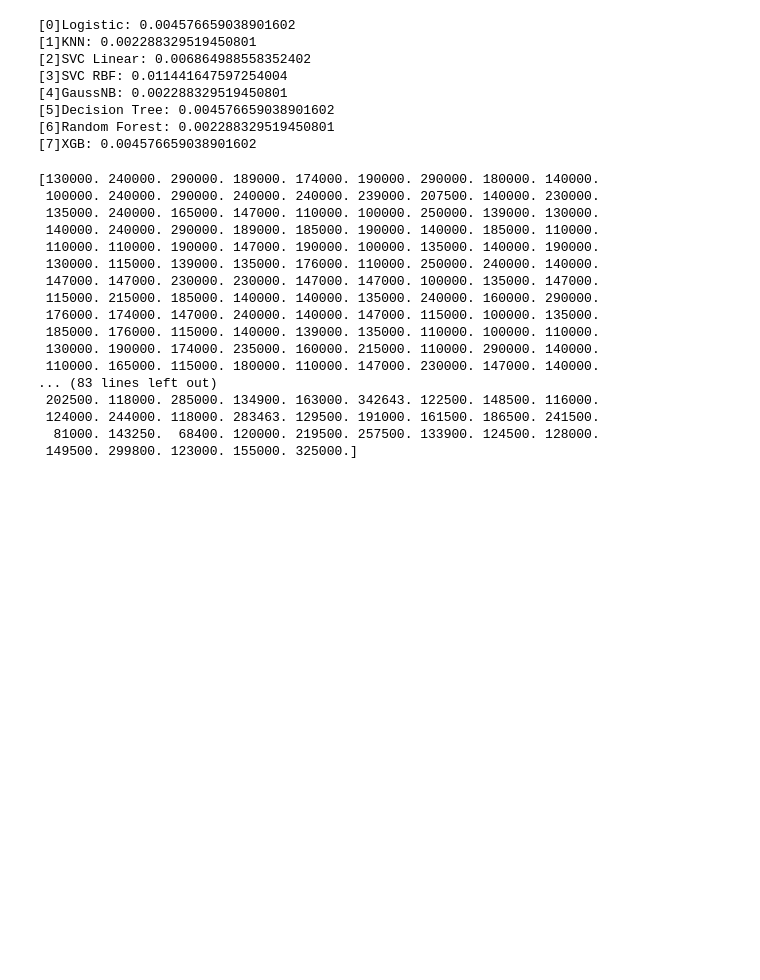
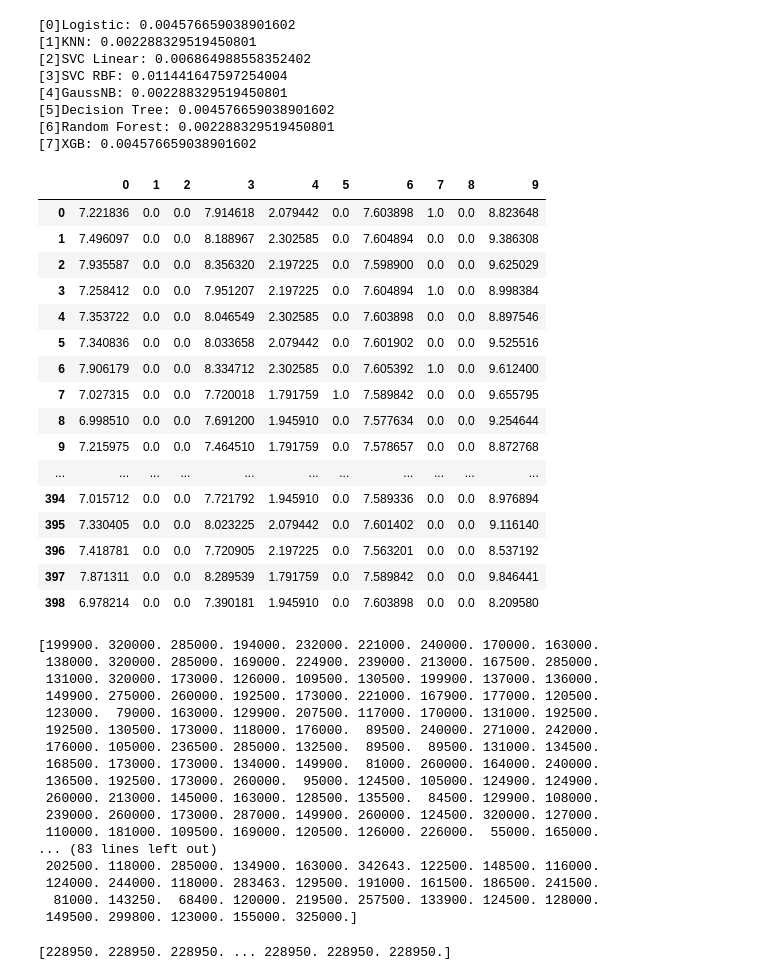
Before and after one commit to sotus30/House_Prices_Predictor, a Jupyter notebook: cleaning2.ipynb, the cells around one changed output. Drawn from its saved outputs; the diff is of its cells as text; code cells hidden in the pictures; blank space fills up the shorter version.

```diff
--- a/cleaning2.ipynb
+++ b/cleaning2.ipynb
@@ -724,8 +796,28 @@ Please also refer to the documentation for alternative solver options:
 [5]Decision Tree: 0.004576659038901602
 [6]Random Forest: 0.002288329519450801
 [7]XGB: 0.004576659038901602
+# %%
+pd.DataFrame(X_test)
+# %% [output]
+|  | 0 | 1 | 2 | 3 | 4 | 5 | 6 | 7 | 8 | 9 |
+| 0 | 7.221836 | 0.0 | 0.0 | 7.914618 | 2.079442 | 0.0 | 7.603898 | 1.0 | 0.0 | 8.823648 |
+| 1 | 7.496097 | 0.0 | 0.0 | 8.188967 | 2.302585 | 0.0 | 7.604894 | 0.0 | 0.0 | 9.386308 |
+| 2 | 7.935587 | 0.0 | 0.0 | 8.356320 | 2.197225 | 0.0 | 7.598900 | 0.0 | 0.0 | 9.625029 |
+| 3 | 7.258412 | 0.0 | 0.0 | 7.951207 | 2.197225 | 0.0 | 7.604894 | 1.0 | 0.0 | 8.998384 |
+| 4 | 7.353722 | 0.0 | 0.0 | 8.046549 | 2.302585 | 0.0 | 7.603898 | 0.0 | 0.0 | 8.897546 |
+| 5 | 7.340836 | 0.0 | 0.0 | 8.033658 | 2.079442 | 0.0 | 7.601902 | 0.0 | 0.0 | 9.525516 |
+| 6 | 7.906179 | 0.0 | 0.0 | 8.334712 | 2.302585 | 0.0 | 7.605392 | 1.0 | 0.0 | 9.612400 |
+| 7 | 7.027315 | 0.0 | 0.0 | 7.720018 | 1.791759 | 1.0 | 7.589842 | 0.0 | 0.0 | 9.655795 |
+| 8 | 6.998510 | 0.0 | 0.0 | 7.691200 | 1.945910 | 0.0 | 7.577634 | 0.0 | 0.0 | 9.254644 |
+| 9 | 7.215975 | 0.0 | 0.0 | 7.464510 | 1.791759 | 0.0 | 7.578657 | 0.0 | 0.0 | 8.872768 |
+| ... | ... | ... | ... | ... | ... | ... | ... | ... | ... | ... |
+| 394 | 7.015712 | 0.0 | 0.0 | 7.721792 | 1.945910 | 0.0 | 7.589336 | 0.0 | 0.0 | 8.976894 |
+| 395 | 7.330405 | 0.0 | 0.0 | 8.023225 | 2.079442 | 0.0 | 7.601402 | 0.0 | 0.0 | 9.116140 |
+| 396 | 7.418781 | 0.0 | 0.0 | 7.720905 | 2.197225 | 0.0 | 7.563201 | 0.0 | 0.0 | 8.537192 |
+| 397 | 7.871311 | 0.0 | 0.0 | 8.289539 | 1.791759 | 0.0 | 7.589842 | 0.0 | 0.0 | 9.846441 |
+| 398 | 6.978214 | 0.0 | 0.0 | 7.390181 | 1.945910 | 0.0 | 7.603898 | 0.0 | 0.0 | 8.209580 |
 # %%
-pred=model[7].predict(X_test)
+pred=model[4].predict(X_test)
 
 print(pred)
 
@@ -734,18 +826,18 @@ print()
 #print actual values
 print (Y_test)
 # %% [output]
-[130000. 240000. 290000. 189000. 174000. 190000. 290000. 180000. 140000.
- 100000. 240000. 290000. 240000. 240000. 239000. 207500. 140000. 230000.
- 135000. 240000. 165000. 147000. 110000. 100000. 250000. 139000. 130000.
- 140000. 240000. 290000. 189000. 185000. 190000. 140000. 185000. 110000.
- 110000. 110000. 190000. 147000. 190000. 100000. 135000. 140000. 190000.
- 130000. 115000. 139000. 135000. 176000. 110000. 250000. 240000. 140000.
- 147000. 147000. 230000. 230000. 147000. 147000. 100000. 135000. 147000.
- 115000. 215000. 185000. 140000. 140000. 135000. 240000. 160000. 290000.
- 176000. 174000. 147000. 240000. 140000. 147000. 115000. 100000. 135000.
- 185000. 176000. 115000. 140000. 139000. 135000. 110000. 100000. 110000.
- 130000. 190000. 174000. 235000. 160000. 215000. 110000. 290000. 140000.
- 110000. 165000. 115000. 180000. 110000. 147000. 230000. 147000. 140000.
+[199900. 320000. 285000. 194000. 232000. 221000. 240000. 170000. 163000.
+ 138000. 320000. 285000. 169000. 224900. 239000. 213000. 167500. 285000.
+ 131000. 320000. 173000. 126000. 109500. 130500. 199900. 137000. 136000.
+ 149900. 275000. 260000. 192500. 173000. 221000. 167900. 177000. 120500.
+ 123000.  79000. 163000. 129900. 207500. 117000. 170000. 131000. 192500.
+ 192500. 130500. 173000. 118000. 176000.  89500. 240000. 271000. 242000.
+ 176000. 105000. 236500. 285000. 132500.  89500.  89500. 131000. 134500.
+ 168500. 173000. 173000. 134000. 149900.  81000. 260000. 164000. 240000.
+ 136500. 192500. 173000. 260000.  95000. 124500. 105000. 124900. 124900.
+ 260000. 213000. 145000. 163000. 128500. 135500.  84500. 129900. 108000.
+ 239000. 260000. 173000. 287000. 149900. 260000. 124500. 320000. 127000.
+ 110000. 181000. 109500. 169000. 120500. 126000. 226000.  55000. 165000.
 ... (83 lines left out)
  202500. 118000. 285000. 134900. 163000. 342643. 122500. 148500. 116000.
  124000. 244000. 118000. 283463. 129500. 191000. 161500. 186500. 241500.
@@ -753,0 +848,5 @@ print (Y_test)
+# %%
+pred2=model[0].predict(df_test2)
+print(pred2)
+# %% [output]
+[228950. 228950. 228950. ... 228950. 228950. 228950.]
```
Also changed, not shown: parts of 20 cells of this notebook.
